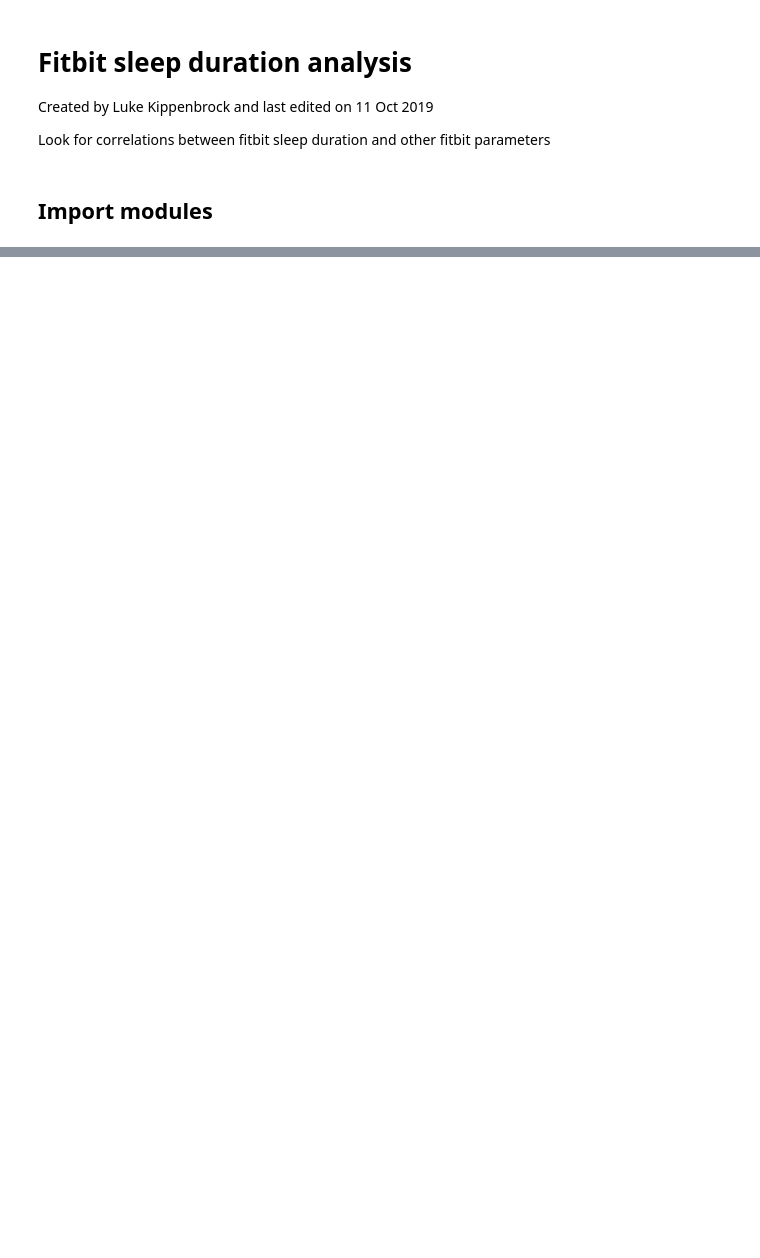
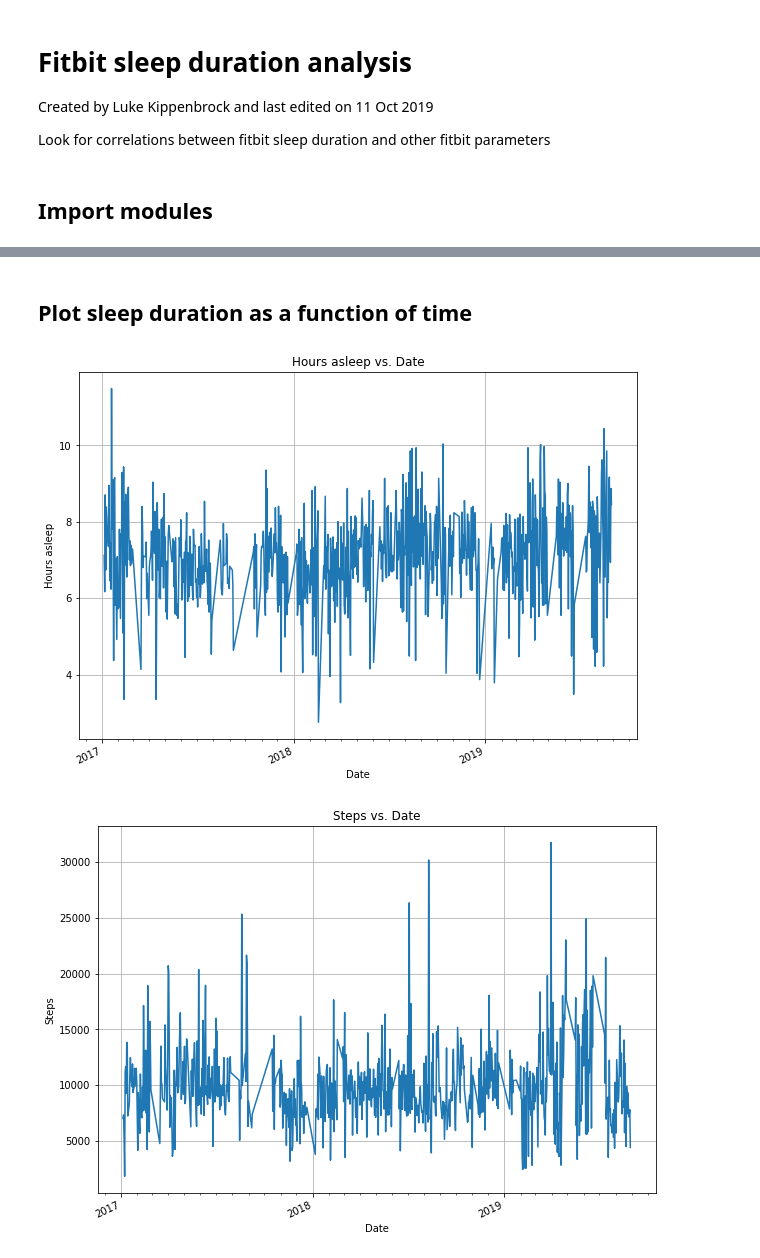
Before and after one commit to Amita22/Machine-Learning-Fitbit-Sleep, a Jupyter notebook: FitNotebook.ipynb, the cells around one changed output, grey strips where cells are left out. Saved outputs shown, nothing was run; the diff lists cells and outputs as text; code cells hidden in the pictures; blank space fills up the shorter version.

```diff
--- a/FitNotebook.ipynb
+++ b/FitNotebook.ipynb
@@ -288,89 +304,31 @@ for d in date_list:
+# %% [markdown]
+## Plot sleep duration as a function of time
 # %%
+#Adjust default figure plotting size
+plt.rcParams["figure.figsize"] = (10,7.5)
+
 def plot_time(list_date: List[datetime.datetime], list_other: List[Any], label: str):
     plt.plot(list_date, list_other)
     ax = plt.gcf().axes[0]
     formatter = dates.DateFormatter('%Y-%m')
     #Make the time axis have major ticks for every year and minor ticks for every month
     years = dates.YearLocator()   # every year
     months = dates.MonthLocator()  # every month
     years_fmt = dates.DateFormatter('%Y') #Label only the major ticks
     ax.xaxis.set_major_locator(years)
     ax.xaxis.set_major_formatter(years_fmt)
     ax.xaxis.set_minor_locator(months)
     ax.grid(True)
     plt.gcf().autofmt_xdate(rotation=25)
     plt.title(f"{label} vs. Date")
     plt.xlabel("Date")
     plt.ylabel(f"{label}")
     plt.show()
     plt.gca().clear()
     plt.close()
 
-#plot_time(date_list, sleep_list, "Hours asleep")
-#plot_time(date_list, steps_list, "Steps")
-
-#Functions taken from "Data Science from Scratch", second edition, by Joel Grus
-def bucketize(point: float, bucket_size: float) -> float:
-    """Floor the point to the next lower multiple of bucket_size"""
-    return bucket_size * math.floor(point / bucket_size)
-
-def make_histogram(points: List[float], bucket_size: float) -> Dict[float, int]:
-    """Buckets the points and counts how many in each bucket"""
-    return Counter(bucketize(point, bucket_size) for point in points)
-
-def plot_histogram(points: List[float], bucket_size: float, title: str = ""):
-    histogram = make_histogram(points, bucket_size)
-    plt.bar(histogram.keys(), histogram.values(), width=bucket_size)
-    plt.title(title)
-    plt.show()
-    plt.close()
-
-#plot_histogram(sleep_list,0.2,"Sleep data")
-
-#hour_list = []
-#for event in sleep_list:
-#    start_time_hour = event.start_time.hour
-#    hour_list.append(start_time_hour)
-
-#plot_histogram(hour_list,1,"Start time")
-
-def plot_variable_histogram(sleep_list: List[float], variable_list: List[float], setting: str):
-    mean_list = []
-    stdev_list = []
-    start = 0
-    stop = 7
-    if setting=="month":
-        start = 1
-        stop = 13
-    for x in range(start,stop):
-        variable_sleep_list = []
-        for sleep, variable in zip(sleep_list, variable_list):
-            if variable==x:
-                variable_sleep_list.append(sleep)
-        #print(f"{x} {variable_sleep_list}")
-        mean = statistics.mean(variable_sleep_list)
-        mean_list.append(mean)
-        stdev = statistics.stdev(variable_sleep_list)
-        stdev_list.append(stdev)
-    #plot_histogram(variable_sleep_list,0.5,f"Day = {x}")
-    #Plot sleep duration by weekday (See Ref #2)
-    if setting=="weekday":
-        N = 7
-        ind = np.arange(N)    # the x locations for the groups
-        width = 0.50       # the width of the bars: can also be len(x) sequence
-        p1 = plt.bar(ind, mean_list, width, yerr=stdev_list)
-        plt.ylabel('Sleep duration (hours)')
-        plt.title('Sleep duration by day of the week')
-        plt.xticks(ind, ('Mon', 'Tues', 'Wed', 'Thurs', 'Fri','Sat','Sun'))
-        plt.show()
-        plt.close()
-    elif setting=="month":
-        N = 12
-        ind = np.arange(N)    # the x locations for the groups
-        width = 0.50       # the width of the bars: can also be len(x) sequence
-        p1 = plt.bar(ind, mean_list, width, yerr=stdev_list)
-        plt.ylabel('Sleep duration (hours)')
-        plt.title('Sleep duration by month')
-        plt.xticks(ind, ('Jan', 'Feb', 'Mar', 'Apr', 'May','Jun','Jul','Aug','Sep','Oct','Nov','Dec'))
-        plt.show()
-        plt.close()
+plot_time(date_list, sleep_list, "Hours asleep")
+plot_time(date_list, steps_list, "Steps")
+# %% [output]
+[figure, added]
+[figure, added]
```
Also changed, not shown: parts of 26 cells of this notebook.
